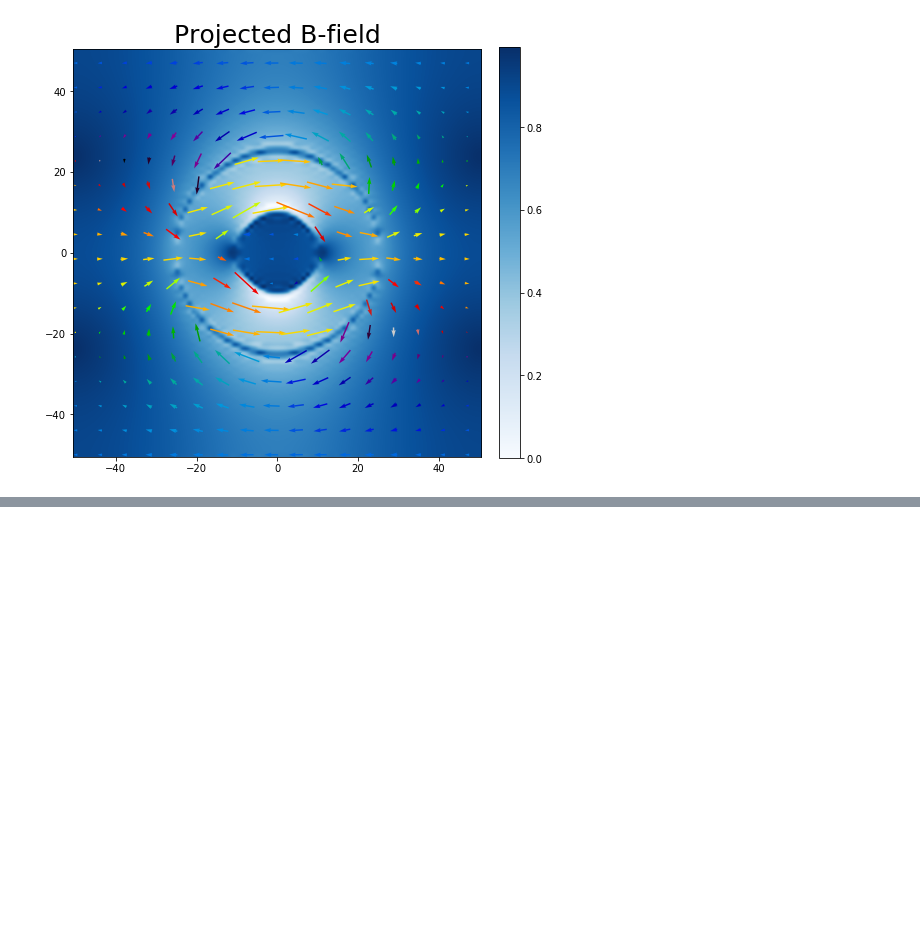
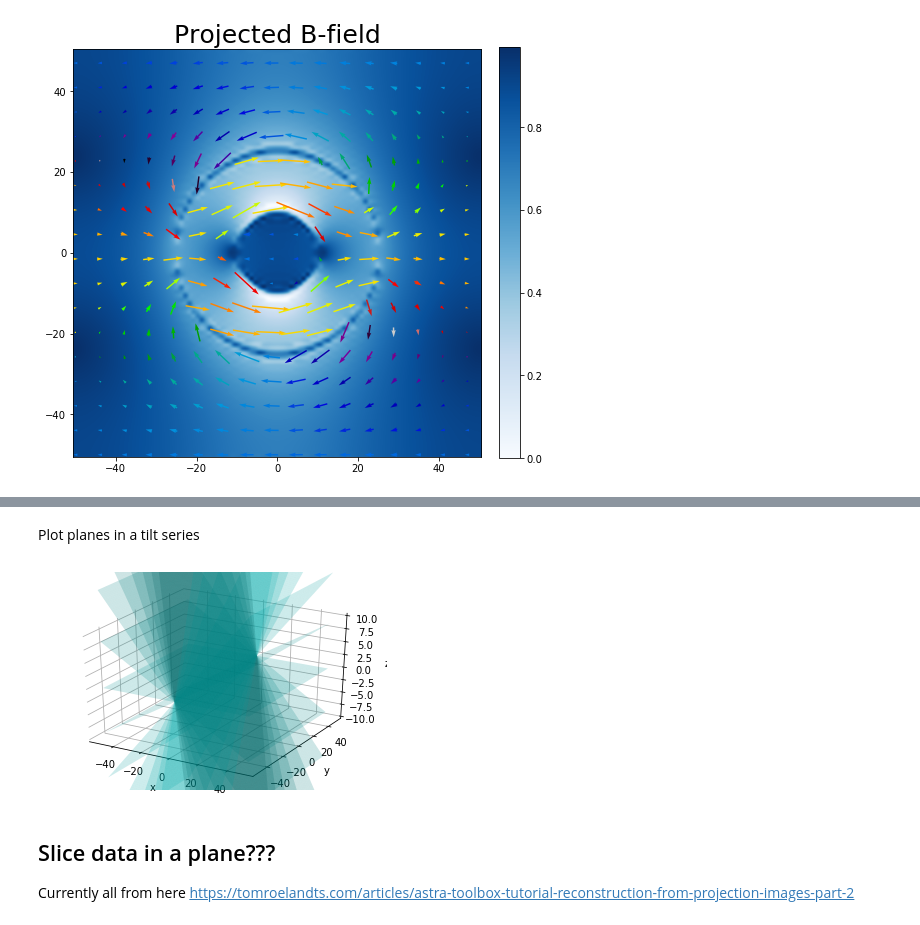
Before and after one commit to grlewis333/phd-work, a Jupyter notebook: holo-sim.ipynb, the cells around one changed output, grey strips where cells are left out. Cells and saved outputs as stored; diff of their text form; code cells hidden in the pictures; blank space fills up the shorter version.

Commit message:
Added tilt planes and astra projections

```diff
--- a/holo-sim.ipynb
+++ b/holo-sim.ipynb
@@ -277,0 +313,40 @@ Text(0.5, 1.0, 'Projected B-field')
+# %% [markdown]
+Plot planes in a tilt series
+# %%
+# Generate x,y value
+n = 100
+xs = np.linspace(-50,50,n)
+ys = np.linspace(-50,50,n)
+#zs = np.linspace(-50,50,n)
+xx, yy = np.meshgrid(xs,ys)
+
+tilts = np.arange(-70,70,10)
+plt3d = plt.figure().gca(projection='3d')
+axis_check = 1
+for tilt in tilts:
+    z_plane = plane_calculator(xx,yy,tilt)
+    plt3d.plot_surface(xx, yy, z_plane, alpha=0.2, color='c')
+
+ax = plt.gca()
+ax.set_zlim([-10,10])
+ax.set_xlabel('x')
+ax.set_ylabel('y')
+ax.set_zlabel('z')
+
+# First remove fill
+ax.xaxis.pane.fill = False
+ax.yaxis.pane.fill = False
+ax.zaxis.pane.fill = False
+
+# Now set color to white (or whatever is "invisible")
+ax.xaxis.pane.set_edgecolor('w')
+ax.yaxis.pane.set_edgecolor('w')
+ax.zaxis.pane.set_edgecolor('w')
+
+# Bonus: To get rid of the grid as well:
+#ax.grid(False)
+# %% [output]
+[figure, added]
+# %% [markdown]
+## Slice data in a plane???
+Currently all from here https://tomroelandts.com/articles/astra-toolbox-tutorial-reconstruction-from-projection-images-part-2
```
Also changed, not shown: parts of 12 cells of this notebook.
